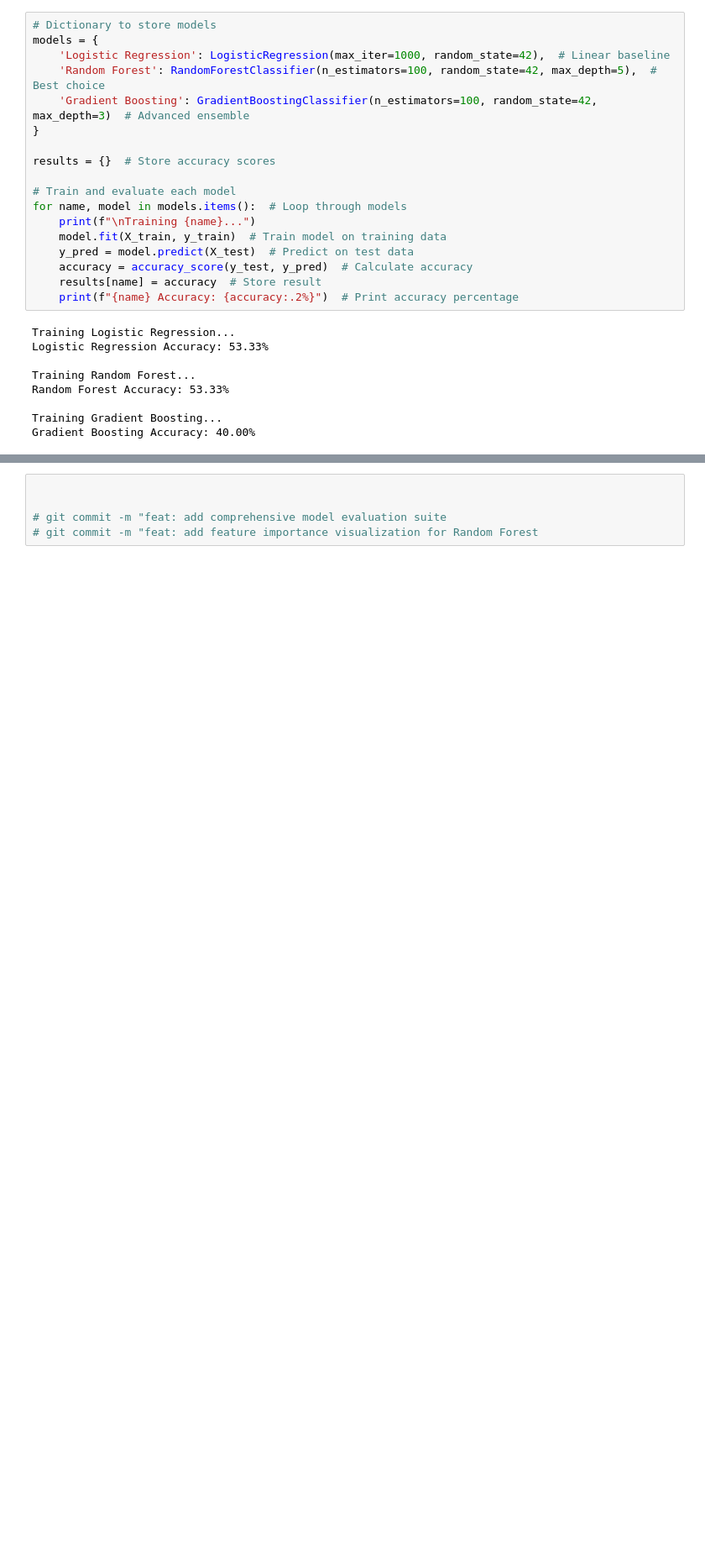
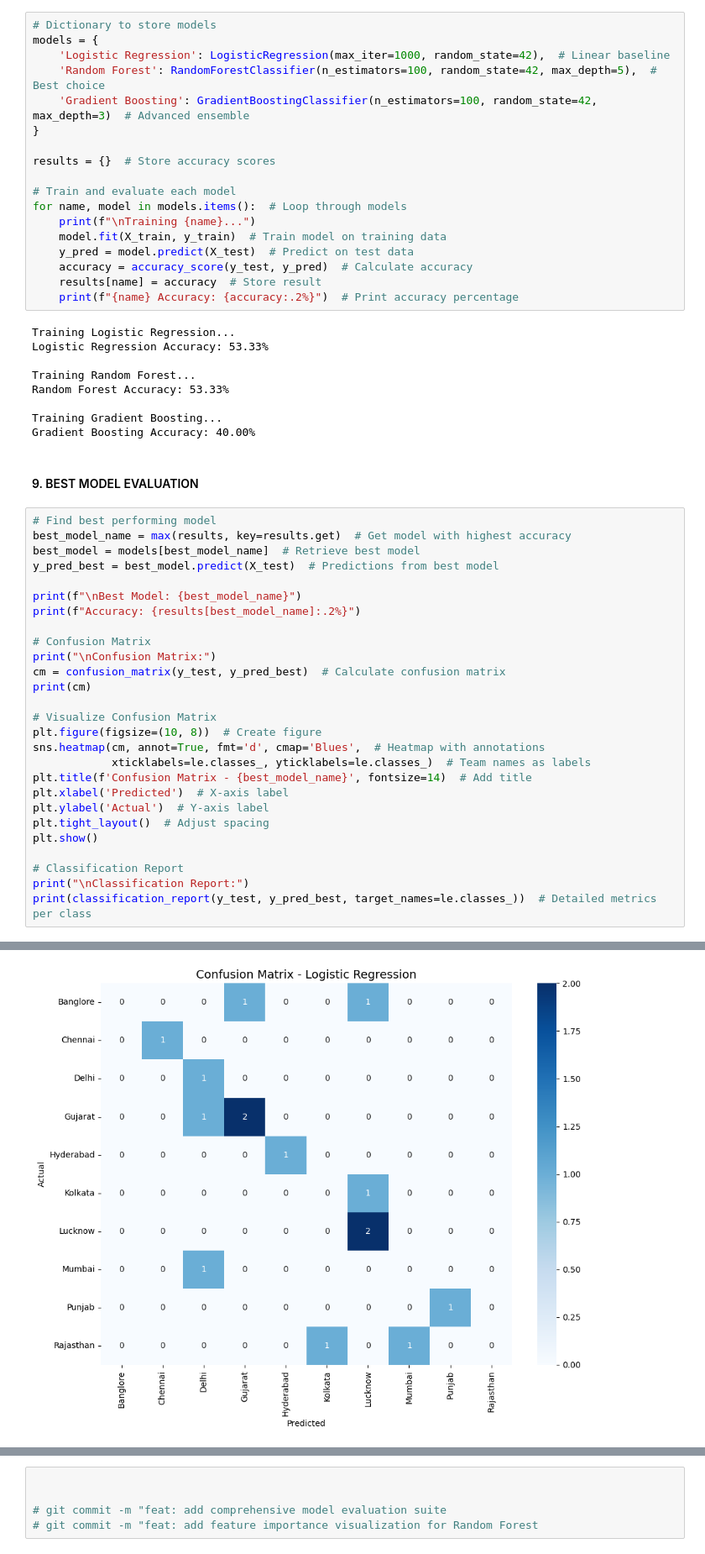
Before and after one commit to Abhi260105/ml-learning2, a Jupyter notebook: IPL_Prediction.ipynb, the cells around one changed output, grey strips where cells are left out. Shown at 84% size. Drawn from its saved outputs; the diff is of its cells as text; blank space fills up the shorter version.

Commit message:
feat: add comprehensive model evaluation suite

```diff
--- a/IPL_Prediction.ipynb
+++ b/IPL_Prediction.ipynb
@@ -269,3 +269,33 @@ Random Forest Accuracy: 53.33%
 
 Training Gradient Boosting...
 Gradient Boosting Accuracy: 40.00%
+# %% [markdown]
+#### 9. BEST MODEL EVALUATION
+# %%
+# Find best performing model
+best_model_name = max(results, key=results.get)  # Get model with highest accuracy
+best_model = models[best_model_name]  # Retrieve best model
+y_pred_best = best_model.predict(X_test)  # Predictions from best model
+
+print(f"\nBest Model: {best_model_name}")
+print(f"Accuracy: {results[best_model_name]:.2%}")
+
+# Confusion Matrix
+print("\nConfusion Matrix:")
+cm = confusion_matrix(y_test, y_pred_best)  # Calculate confusion matrix
+print(cm)
+
+# Visualize Confusion Matrix
+plt.figure(figsize=(10, 8))  # Create figure
+sns.heatmap(cm, annot=True, fmt='d', cmap='Blues',  # Heatmap with annotations
+            xticklabels=le.classes_, yticklabels=le.classes_)  # Team names as labels
+plt.title(f'Confusion Matrix - {best_model_name}', fontsize=14)  # Add title
+plt.xlabel('Predicted')  # X-axis label
+plt.ylabel('Actual')  # Y-axis label
+plt.tight_layout()  # Adjust spacing
+plt.show()
+
+# Classification Report
+print("\nClassification Report:")
+print(classification_report(y_test, y_pred_best, target_names=le.classes_))  # Detailed metrics per class
+# %% [output]
@@ -271,0 +316 @@ Gradient Boosting Accuracy: 40.00%
+[figure, added]
```
Also changed, not shown: parts of 1 cell of this notebook.
